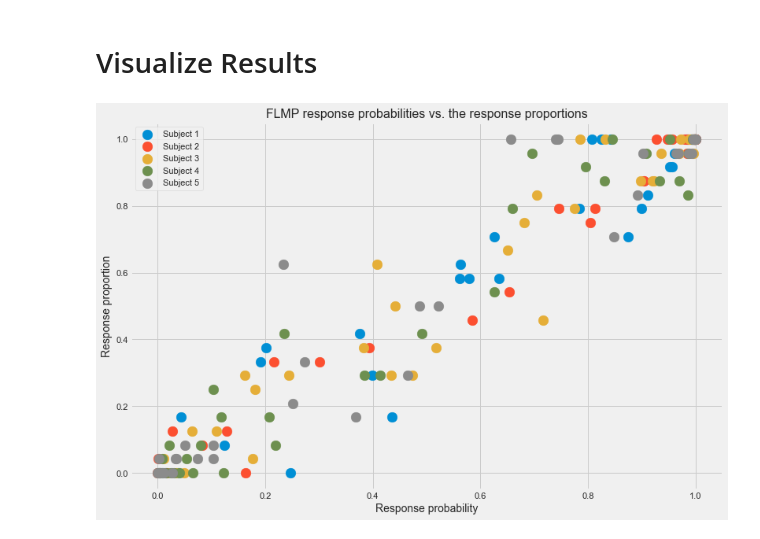
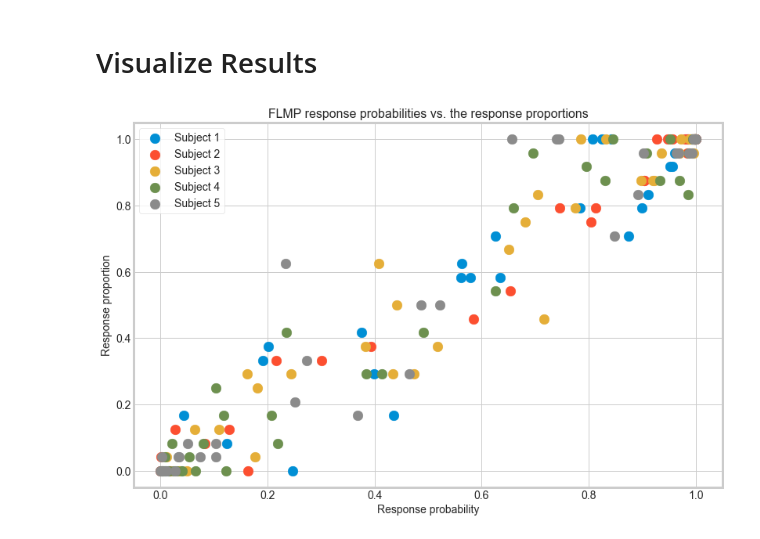
Before and after one commit to simonamtoft/bayesian-audiovisual-speech-perception, a Jupyter notebook: FLMP.ipynb, the cells around one changed output. Cells and saved outputs as stored; diff of their text form; code cells hidden in the pictures.

```diff
--- a/FLMP.ipynb
+++ b/FLMP.ipynb
@@ -7,10 +7,10 @@ from glob import glob
 
 import seaborn as sns
 import matplotlib.pyplot as plt
-sns.set()
 
-from scipy.special import comb
 from scipy.optimize import minimize
+
+from likelihoods import compute_log_likelihood
 # %% [markdown]
 ## Prepare Data
 The data consists of five text files, each containing seven rows and five columns, where:
@@ -52,3 +35,11 @@ def binomial_pmf(k, n, p):
+# %%
+def baseline_softmax(x):
+    """Calculate softmax of x with a baseline 0, such that result has one more parameter."""
+    x = np.concatenate([
+        np.array([x]).flatten(), [0]
+    ])
+    e = np.exp(x)
+    return e / e.sum()
 # %%
 def objective_function(theta, data, K_, n_samples=24):
     # extract audio and visual parameters
@@ -67,16 +58,8 @@ def objective_function(theta, data, K_, n_samples=24):
     # taking the outer product for all combinations of audio and visual
     p_AV = (p_A @ p_V.T) / (p_A @ p_V.T + (1 - p_A) @ (1 - p_V).T)
 
-    # compute the log-likelihoods
-    probs = np.vstack([p_A.T, p_V.T, p_AV])
-    L = np.log(binomial_pmf(data, n_samples, probs)).sum()
-    # L_A = binom.logpmf(data[0], n_samples, p_A).flatten()
-    # L_V = binom.logpmf(data[1], n_samples, p_V).flatten()
-    # L_AV = binom.logpmf(data[2:], n_samples, p_AV).flatten()
-    # L = np.concatenate([L_A, L_V, L_AV]).sum()
-
-    # return the negative log-likelihood
-    return -L
+    # compute and return the negative log-likelihood
+    return compute_log_likelihood(p_A, p_V, p_AV, data, n_samples)
 # %%
 def flmp_fit(data, n_samples, K_):
     """Perform FLMP fit to data"""
@@ -90,20 +73,12 @@ def flmp_fit(data, n_samples, K_):
     return objective, theta_A, theta_V
 # %%
 # perform FLMP fit for each subject
-theta_A = np.zeros((K, N))
-theta_V = np.zeros((K, N))
-neg_L = np.zeros(K)
 p_set = []
 for i in range(K):
+    # fit params for a single subject
     obj, tA, tV = flmp_fit(data[i], n_samples, K)
 
-    # save results
-    neg_L[i] = obj
-    theta_A[i, :] = tA
-    theta_V[i, :] = tV
-    # theta_A[i, :-1] = tA
-    # theta_V[i, :-1] = tV
-
+    # compute probabilities in order to plot later
     p_A = np.array([baseline_softmax(t)[0] for t in tA]).reshape(-1,1)
     p_V = np.array([baseline_softmax(t)[0] for t in tV]).reshape(-1,1)
     p_AV = (p_A @ p_V.T) / (p_A @ p_V.T + (1 - p_A) @ (1 - p_V).T)
@@ -111,9 +86,9 @@ for i in range(K):
 
     # print results
     print(f'\nResults for subject {i+1}')
-    print(f'Negative log-likelihood: {neg_L[i]}')
-    print("Audio:", theta_A[i])
-    print("Visual:", theta_V[i])
+    print(f'Negative log-likelihood: {obj}')
+    print("Audio:", tA)
+    print("Visual:", tV)
 # %% [output]
 Results for subject 1
 Negative log-likelihood: 70.25765786050766
@@ -137,19 +112,19 @@ Visual: [-3.56948512 -1.18540162  1.06838796  4.37877911  7.72373459]
 # %%
 # define stuff to plot
 x = p_set
 y = list(data/24)
 
 # plot FLMP response probabilities vs. response proportions
 fig = plt.figure(figsize=(12, 8))
 ax1 = fig.add_subplot(111)
 for idx in range(len(x)):
     ax1.scatter(x[idx], y[idx], s=160, label=f'Subject {idx+1}')
-plt.style.use('fivethirtyeight')
 plt.legend(loc='upper left')
 plt.title("FLMP response probabilities vs. the response proportions", fontsize=16)
 plt.xlabel('Response probability', fontsize=14)
 plt.ylabel('Response proportion', fontsize=14)
+sns.set_style("whitegrid")
 plt.savefig('./visualizations/flmp_scatter.png', transparent=True)
 plt.show()
 # %% [output]
-[figure, old version]
+[figure, new version]
```
Also changed, not shown: parts of 2 cells of this notebook, 3 other files.
